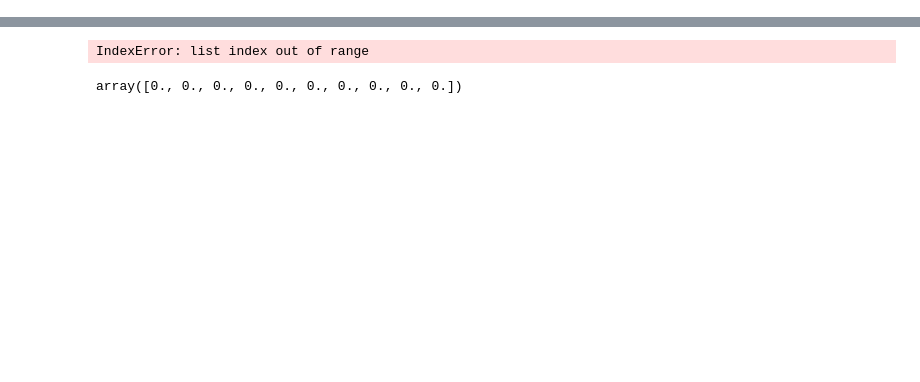
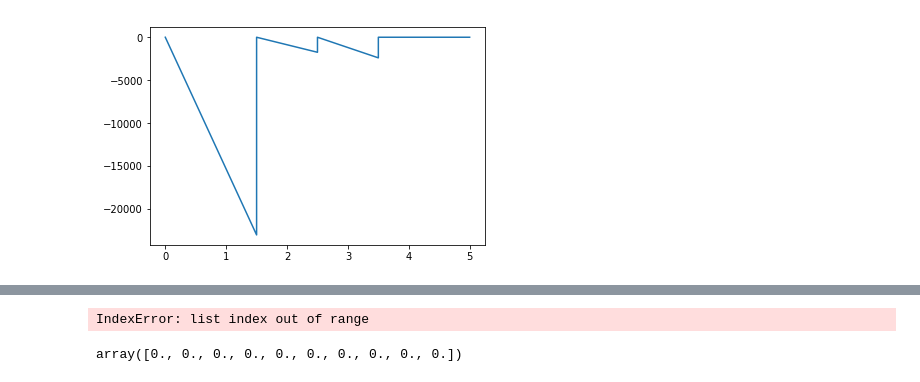
Before and after one commit to tsak1998/Thesis, a Jupyter notebook: Untitled.ipynb, the cells around one changed output, grey strips where cells are left out. Cells and saved outputs as stored; diff of their text form; code cells hidden in the pictures; blank space fills up the shorter version.

```diff
--- a/Untitled.ipynb
+++ b/Untitled.ipynb
@@ -80,0 +260,73 @@ q_points.append((L, Qj))
+# %%
+# entaseis akrwn
+q_i = [0, 0, 152.125, 0, 0, -185.625]
+q_j = [0, 0, -77.875, 0, 0, 0]
+L = 5
+c1 = 0.3
+c2 = 0.5
+c3 = 0.7
+c4 = 0.4
+Mi = -185.625
+M_c1 = 0
+Qi = 152.125
+Q_c2 = 50
+M_c2 = 0
+P1 = -100
+P2 = -30
+P3 = -100
+P4 = 100
+
+Fxi, Fxj = q_i[0], q_j[0]
+Fyi, Fyj = q_i[2], q_j[1]
+Fzi, Fzj = q_i[2], q_j[2]
+Mxi, Mxj = q_i[3], q_j[3]
+Myi, Myj = q_i[4], q_j[4]
+Mzi, Mzj = q_i[5], q_j[5]
+
+p = [P1, P2, P3]
+c = [c1, c2, c3]
+
+p__ = [x for y, x in sorted(zip(c, p))]
+c.sort()
+m_points = [(0, Mi)]
+q_points = [(0,Qi)]
+i = 0
+start = 0
+df = pd.DataFrame([],columns=['x','Fx', 'Fy', 'Fz', 'Mx', 'My', 'Mz'])
+for p_, c_ in zip(p__,c):
+    end = c_*L
+    Q = Qi
+    # My
+
+    Myj = Mi+p_*(end-start)*Fyi
+    print(end-start)
+    print(Myi, Myj)
+
+    x = np.linspace(start, end, 10)
+    coef = np.polyfit([start,end ], [Myi,Myj], 1)
+    d_my = x*coef[0]+coef[1]
+    Myj= Myi
+
+    t = {'x':x, 'My':d_my}
+    d_t = pd.DataFrame([], columns=['x','My'])
+    d_t['x'] = x
+    d_t['My'] = d_my
+    df = pd.concat([df,d_t],axis=0)
+    start = c_*L
+    Fyi += p_
+    print(Fyi)
+    i += 1
+
+
+x_last =np.linspace(end,L,10)
+coef = np.polyfit([end,L ], [Myi,Myj], 1)
+d_z = x*coef[0]+coef[1]
+d_t = pd.DataFrame([], columns=['x','My'])
+d_t['x'] = x_last
+d_t['My'] = d_z
+df = pd.concat([df,d_t],axis=0)
+plt.plot(df['x'],df['My'])
+plt.show()
+m_points.append((L, Mj))
+q_points.append((L, Qj))
+# %% [output]
@@ -81,3 +357,4 @@ q_points.append((L, Qj))
+[figure, added]
 # %%
 L = 5
 c1 =0.4
```
Also changed, not shown: parts of 24 cells of this notebook, 3 other files.
